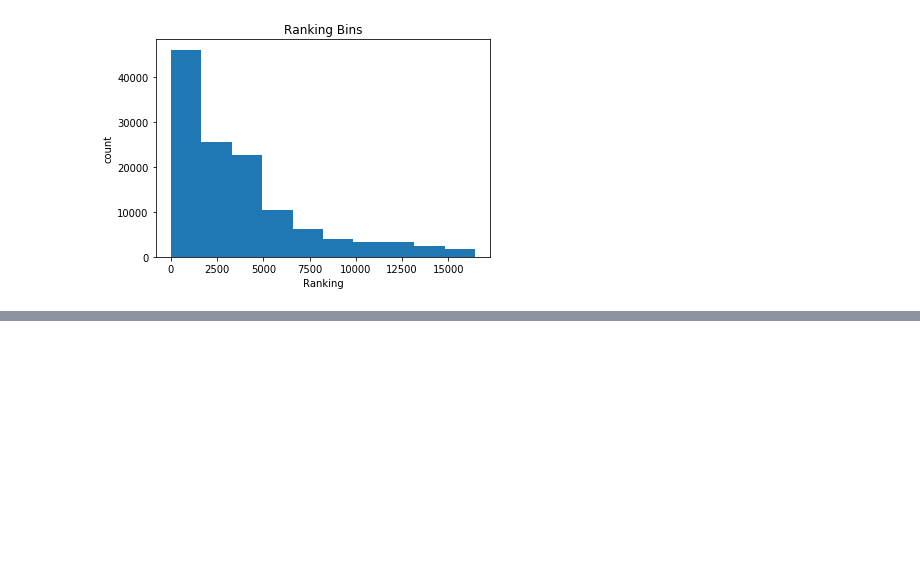
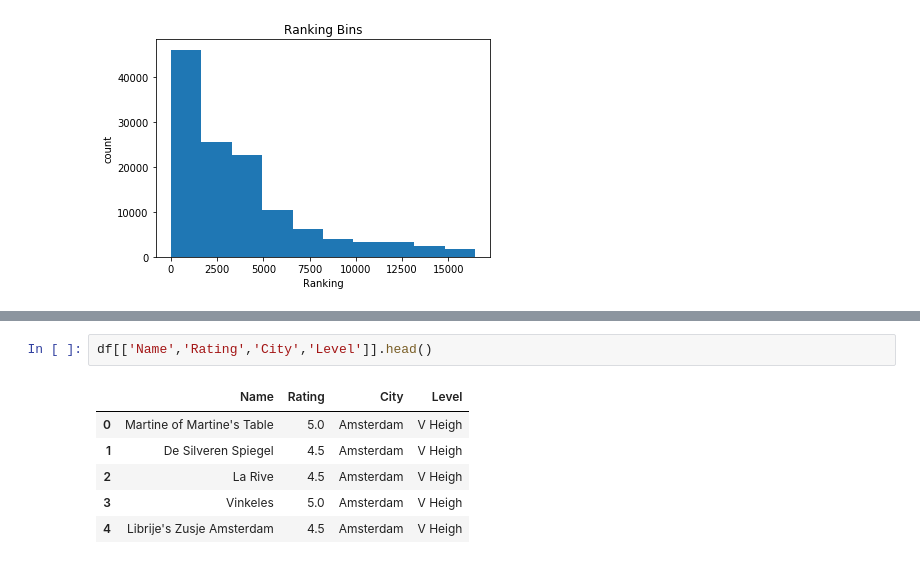
Before and after one commit to Abubakr-L1F18BSCS0440/PBD-Project, a Jupyter notebook: Project..1st.ipynb, the cells around one changed output, grey strips where cells are left out. Drawn from its saved outputs; the diff is of its cells as text; blank space fills up the shorter version.

```diff
--- a/Project..1st.ipynb
+++ b/Project..1st.ipynb
@@ -200,0 +214,9 @@ plt.pyplot.hist(df['Ranking'])
+# %%
+df[['Name','Rating','City','Level']].head()
+# %% [output]
+|  | Name | Rating | City | Level |
+| 0 | Martine of Martine's Table | 5.0 | Amsterdam | V Heigh |
+| 1 | De Silveren Spiegel | 4.5 | Amsterdam | V Heigh |
+| 2 | La Rive | 4.5 | Amsterdam | V Heigh |
+| 3 | Vinkeles | 5.0 | Amsterdam | V Heigh |
+| 4 | Librije's Zusje Amsterdam | 4.5 | Amsterdam | V Heigh |
```
Also changed, not shown: parts of 4 cells of this notebook.
